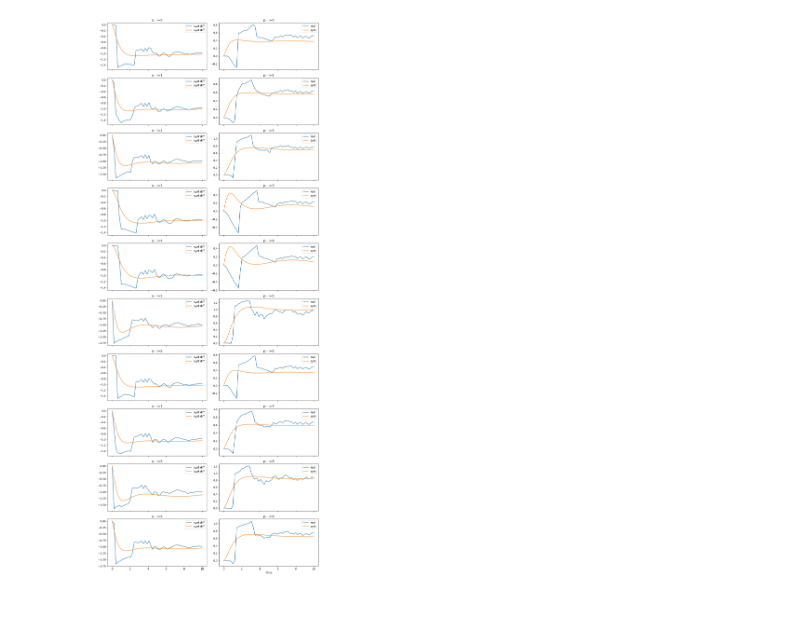
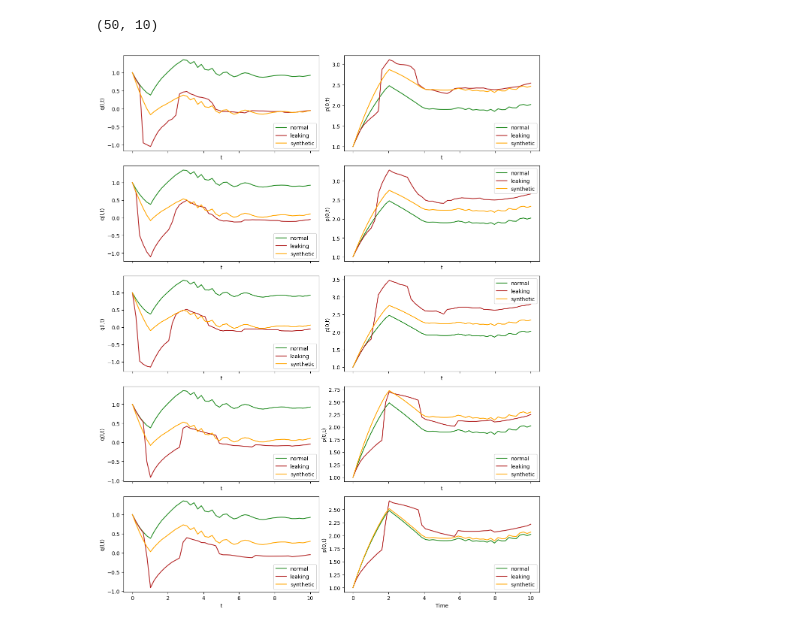
Before and after one commit to johanslettengren/synthetic-anomaly-generation, a Jupyter notebook: simulation.ipynb, the cells around one changed output. Drawn from its saved outputs; the diff is of its cells as text; code cells hidden in the pictures.

```diff
--- a/simulation.ipynb
+++ b/simulation.ipynb
@@ -35,5 +141,7 @@ VAE(
 # %%
-net = DeepONet([42, 42, 42], [42, 42, 42], K=2, activation='tanh')
-model = Model(net, vae.decoder)
-model.train(iterations=500, val_interval=10)
+net = DeepONet([96, 96, 96], [96, 96, 96], K=2, activation='tanh')
+
+trunk = trunk2([96, 96, 96], K=3, N=10, activation='tanh')
+model = Model2(trunk, y)
+model.train(iterations=3000, val_interval=10)
 # %% [output]
@@ -101,8 +188,0 @@ yd = np.stack(ysd)
-# %%
-ql0 = y0[:,Nz-1,:].T
-p00 = y0[:,Nz,:].T
-
-qld = yd[:,Nz-1,:].T
-p0d = yd[:,Nz,:].T
-
-print(ql0.shape)
@@ -154,27 +225,37 @@ plt.show()
 # %%
 import matplotlib.pyplot as plt
 
-fig, axs = plt.subplots(10, 2, figsize=(12, 30), sharex=True)  # 10 rows, 2 columns
+fig, axs = plt.subplots(5, 2, figsize=(12, 15), sharex=True)  # 10 rows, 2 columns
 fig.subplots_adjust(hspace=0.4)
+print(ql0.shape)
 
-for i in range(10):
+for i in range(5):
     ax_q = axs[i, 0]
     ax_p = axs[i, 1]
 
-    #ax_q.plot(sol_0.t, ql0[:, i], label='real diff')
-    ax_q.plot(sol_0.t, qld[:, i] - ql0[:, i], label='synt diff')
-    ax_q.plot(sol_0.t,  ql_diff[:, i], label='synt diff')
-    ax_q.set_title(f'q - i={i}')
+
+    ax_q.plot(sol_0.t, ql0[:, i], label='normal', color='forestgreen')
+    ax_q.plot(sol_0.t, qld[:, i], label='leaking', color='firebrick')
+    ax_q.plot(sol_0.t, ql0[:, i] + ql_diff[:, i], label='synthetic', color='orange')
+    ax_q.set_ylabel(f'q(l,t)')
+    ax_q.set_xlabel(f't')
     ax_q.legend()
 
-    #ax_p.plot(sol_0.t, p00[:, i], label='normal')
-    ax_p.plot(sol_0.t, p0d[:, i]-p00[:, i], label='real')
-    ax_p.plot(sol_0.t, p0_diff[:, i], label='synt')
-    ax_p.set_title(f'p - i={i}')
+    ax_p.plot(sol_0.t, p00[:, i], label='normal', color='forestgreen')
+    ax_p.plot(sol_0.t, p0d[:, i], label='leaking', color='firebrick')
+    ax_p.plot(sol_0.t, p00[:, i] + p0_diff[:, i], label='synthetic', color='orange')
+    ax_p.set_ylabel(f'p(0,t)')
+    ax_p.set_xlabel(f't')
     ax_p.legend()
+
+    # ax_phase.plot(ql0[:, i], p00[:, i], label='normal')
+    # ax_phase.plot(qld[:, i], p0d[:, i], label='leaking')
+    # ax_phase.plot(ql0[:, i] + ql_diff[:, i], p00[:, i] + p0_diff[:, i], label='synthetic')
+    # ax_phase.legend()
 
 plt.xlabel('Time')
 plt.tight_layout()
 plt.show()
 # %% [output]
+(50, 10)
-[figure, old version]
+[figure, new version]
```
Also changed, not shown: parts of 18 cells of this notebook, 4 other files.
